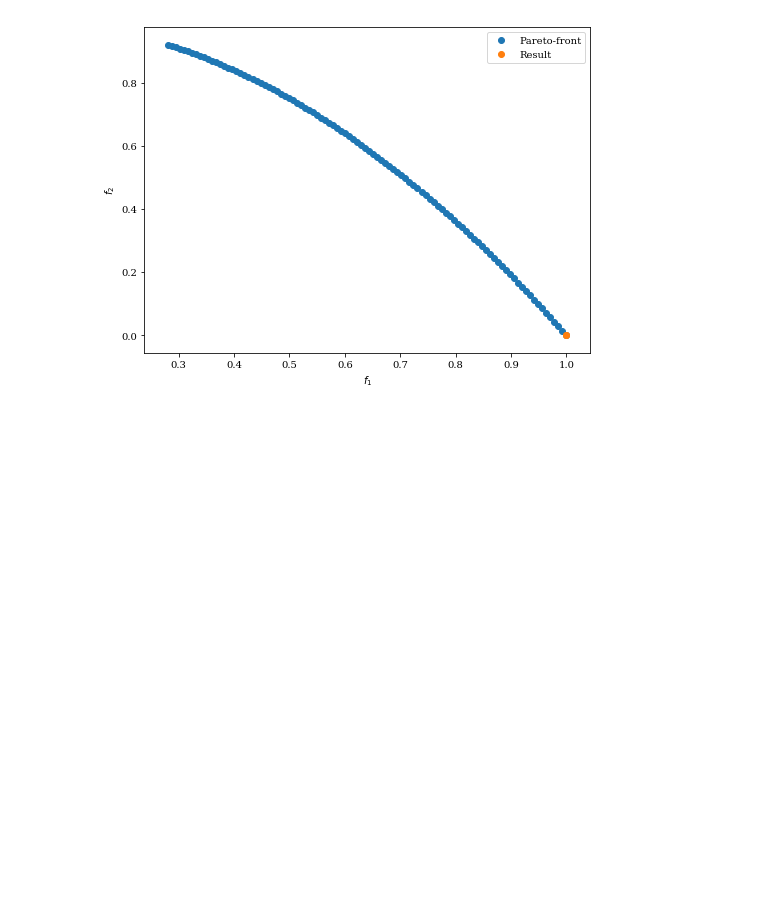
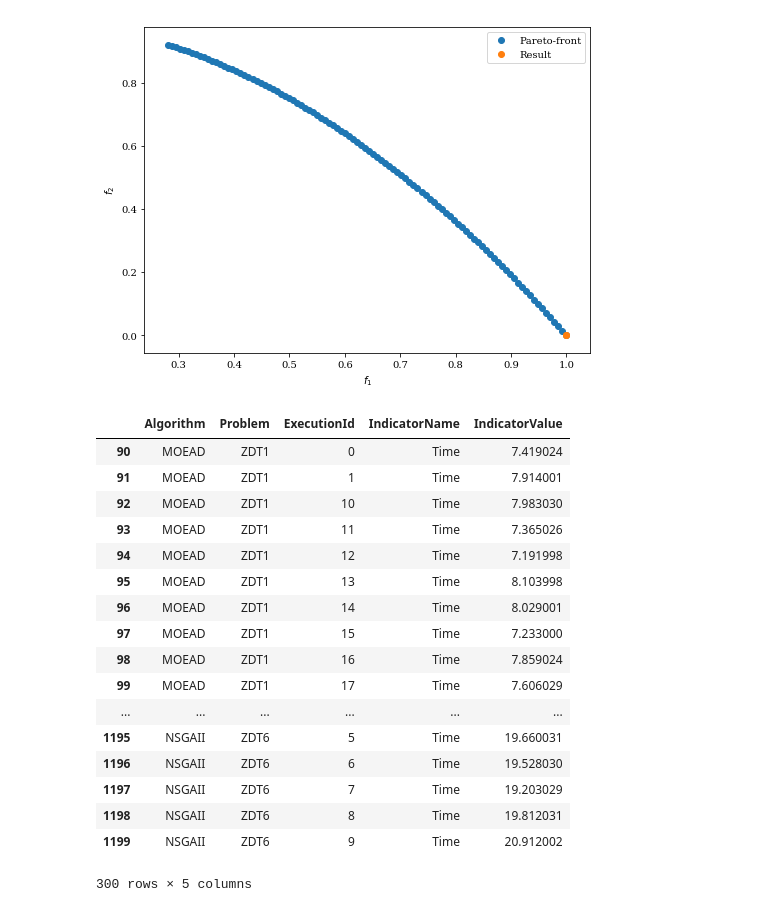
Before and after one commit to nesquivelr/Planning_NSGA-II, a Jupyter notebook: NSGA_2.ipynb, the cells around one changed output. Saved outputs shown, nothing was run; the diff lists cells and outputs as text; code cells hidden in the pictures; blank space fills up the shorter version.

```diff
--- a/NSGA_2.ipynb
+++ b/NSGA_2.ipynb
@@ -261,0 +265,24 @@ plot6 = Scatter(legend=True).add(pf6, label="Pareto-front").add(A6, label="Resul
+# %%
+data = pd.read_csv("QualityIndicatorSummary.csv")
+data = data[data.IndicatorName == 'Time']
+# %%
+data
+# %% [output]
+|  | Algorithm | Problem | ExecutionId | IndicatorName | IndicatorValue |
+| 90 | MOEAD | ZDT1 | 0 | Time | 7.419024 |
+| 91 | MOEAD | ZDT1 | 1 | Time | 7.914001 |
+| 92 | MOEAD | ZDT1 | 10 | Time | 7.983030 |
+| 93 | MOEAD | ZDT1 | 11 | Time | 7.365026 |
+| 94 | MOEAD | ZDT1 | 12 | Time | 7.191998 |
+| 95 | MOEAD | ZDT1 | 13 | Time | 8.103998 |
+| 96 | MOEAD | ZDT1 | 14 | Time | 8.029001 |
+| 97 | MOEAD | ZDT1 | 15 | Time | 7.233000 |
+| 98 | MOEAD | ZDT1 | 16 | Time | 7.859024 |
+| 99 | MOEAD | ZDT1 | 17 | Time | 7.606029 |
+| ... | ... | ... | ... | ... | ... |
+| 1195 | NSGAII | ZDT6 | 5 | Time | 19.660031 |
+| 1196 | NSGAII | ZDT6 | 6 | Time | 19.528030 |
+| 1197 | NSGAII | ZDT6 | 7 | Time | 19.203029 |
+| 1198 | NSGAII | ZDT6 | 8 | Time | 19.812031 |
+| 1199 | NSGAII | ZDT6 | 9 | Time | 20.912002 |
+300 rows × 5 columns
```
Also changed, not shown: parts of 3 cells of this notebook.
